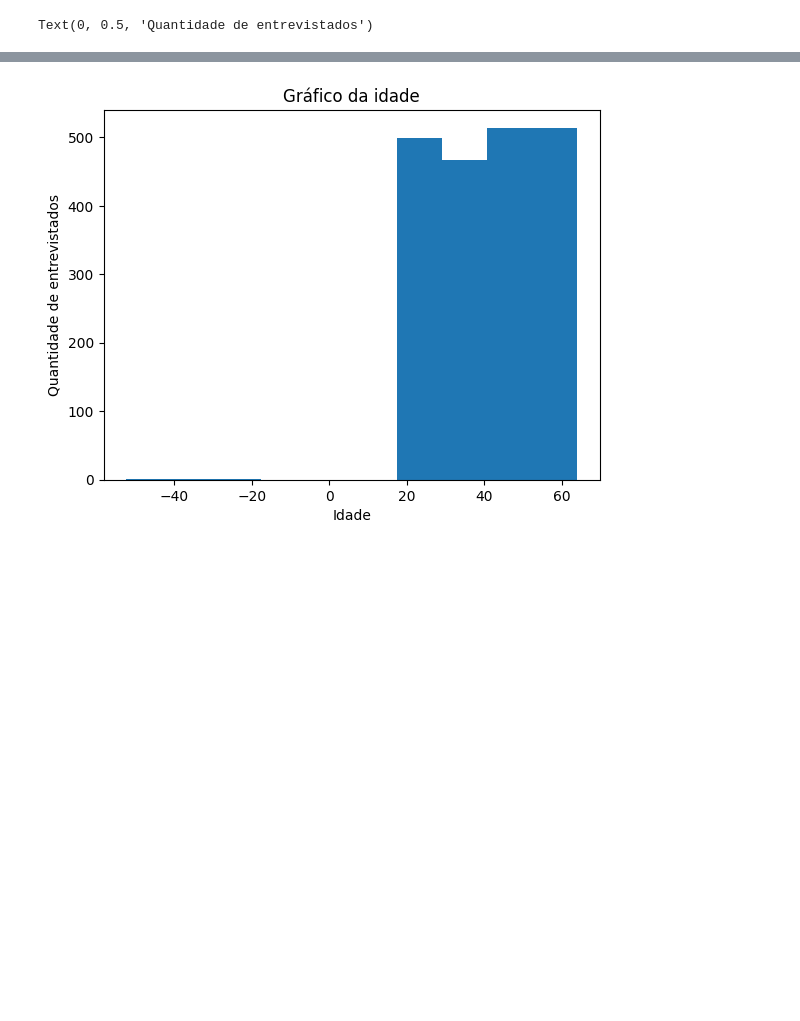
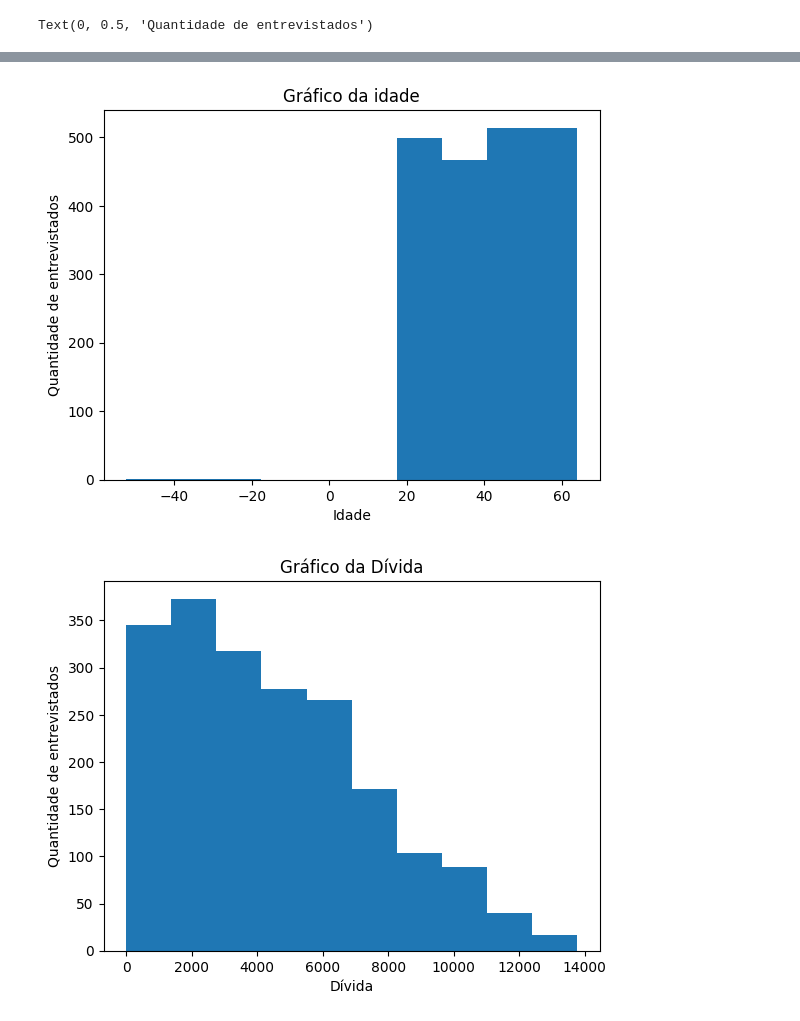
Before and after one commit to VictorSayoan/Machine_Learning, a Jupyter notebook: Analysis_Project/Analyses_Project_Credit/Analyse_Base_Credict.ipynb, the cells around one changed output, grey strips where cells are left out. Saved outputs shown, nothing was run; the diff lists cells and outputs as text; code cells hidden in the pictures; blank space fills up the shorter version.

```diff
--- a/Analysis_Project/Analyses_Project_Credit/Analyse_Base_Credict.ipynb
+++ b/Analysis_Project/Analyses_Project_Credit/Analyse_Base_Credict.ipynb
@@ -28,21 +31,26 @@ dtype: int64
 # %%
 import seaborn as sns
 import matplotlib.pyplot as plt
 
 plt.figure(1)
 plt.hist(Base_Credit['income']);
 plt.title('Gráfico da renda')
 plt.ylabel('Quantidade de entrevistados')
 plt.xlabel('Renda')
 
 plt.figure(2)
 plt.hist(Base_Credit['age']);
 plt.title('Gráfico da idade')
 plt.xlabel('Idade')
 plt.ylabel('Quantidade de entrevistados')
 
 plt.figure(3)
+plt.hist(Base_Credit['loan'])
+plt.title('Gráfico da Dívida')
+plt.xlabel('Dívida')
+plt.ylabel('Quantidade de entrevistados')
 # %% [output]
 Text(0, 0.5, 'Quantidade de entrevistados')
 [figure]
 [figure]
+[figure, added]
```
Also changed, not shown: parts of 1 cell of this notebook.
